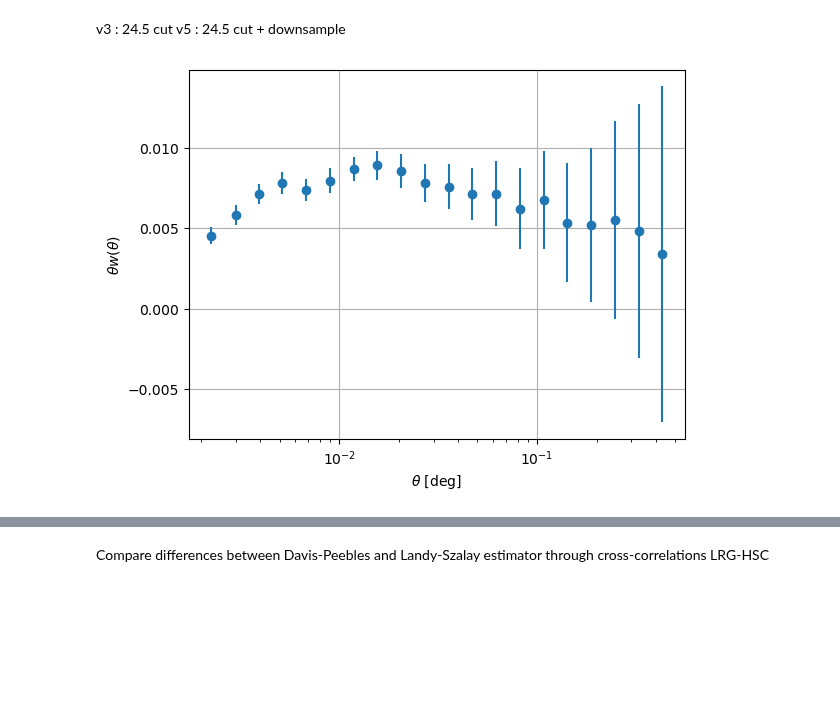
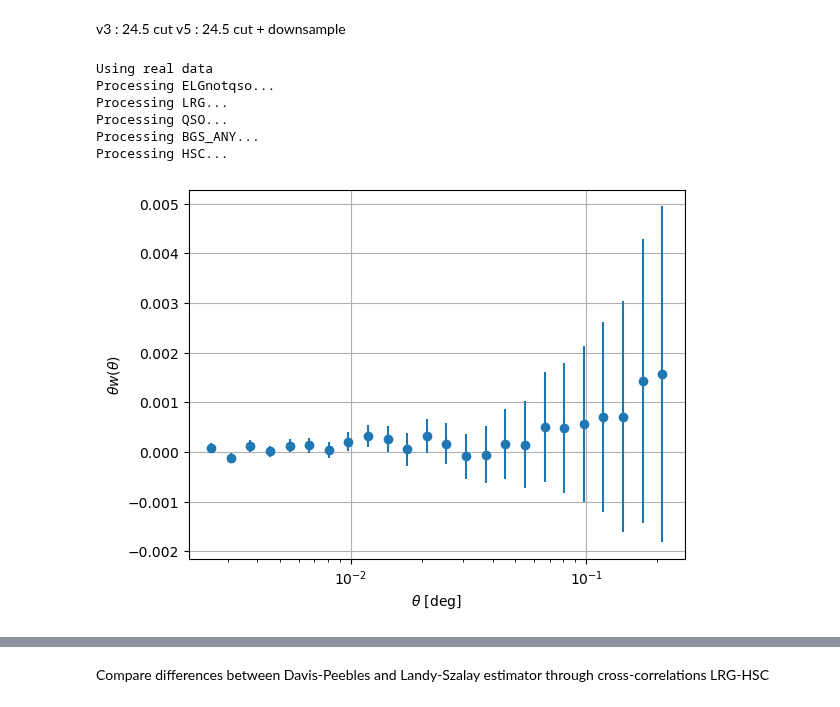
Before and after one commit to JeanCHDJdev/desi-y3-hsc, a Jupyter notebook: src/statistics/nb/plot_crosscorr.ipynb, the cells around one changed output, grey strips where cells are left out. Cells and saved outputs as stored; diff of their text form; code cells hidden in the pictures; blank space fills up the shorter version.

```diff
--- a/src/statistics/nb/plot_crosscorr.ipynb
+++ b/src/statistics/nb/plot_crosscorr.ipynb
@@ -48,19 +116,26 @@ v3 : 24.5 cut
 v5 : 24.5 cut + downsample
 # %%
 importlib.reload(cf)
-file_reader_xcorr = cf.CorrFileReader('../outputs/current4_offset/cross_j64_ns256_0_1HSC')
-tgt1 = 'LRG'
+file_reader_xcorr = cf.CorrFileReader('../outputs/v1/cross')
+tgt1 = 'QSO'
 tgt2 = 'HSC'
 moc_idx = 1
 # %%
 importlib.reload(ct)
 file_reader_xcorr.make_dndz(sims=0, overwrite=True)
+# %% [output]
+Using real data
+Processing ELGnotqso...
+Processing LRG...
+Processing QSO...
+Processing BGS_ANY...
+Processing HSC...
 # %%
-res = TwoPointEstimator.load(file_reader_xcorr.get_file(1, 5, tgt1=tgt1, tgt2='HSC', moc=1))
+res = TwoPointEstimator.load(file_reader_xcorr.get_file(1, 2, tgt1=tgt1, tgt2='HSC', moc=1))
 res.plot()
 plt.xscale('log')
 # %% [output]
-[figure, old version]
+[figure, new version]
 # %%
 fig, axs = plt.subplots(4, 4, figsize=(25, 20), sharex=True, sharey=True)
 bins_tgt1 = file_reader_xcorr.get_bins(tgt1)
```
Also changed, not shown: parts of 8 cells of this notebook, 5 other files.
